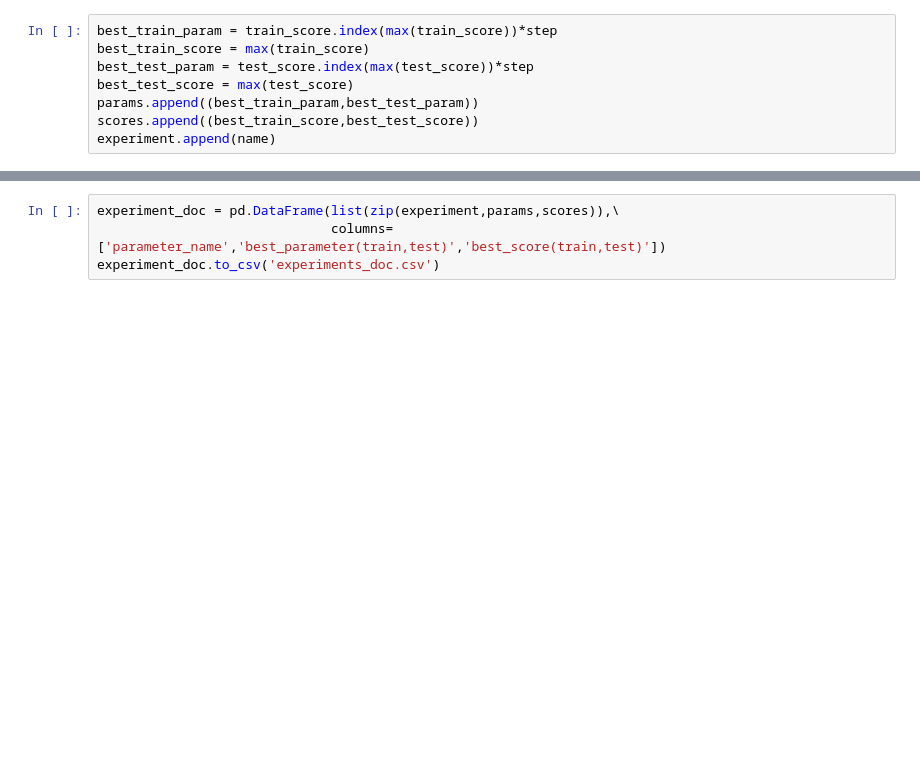
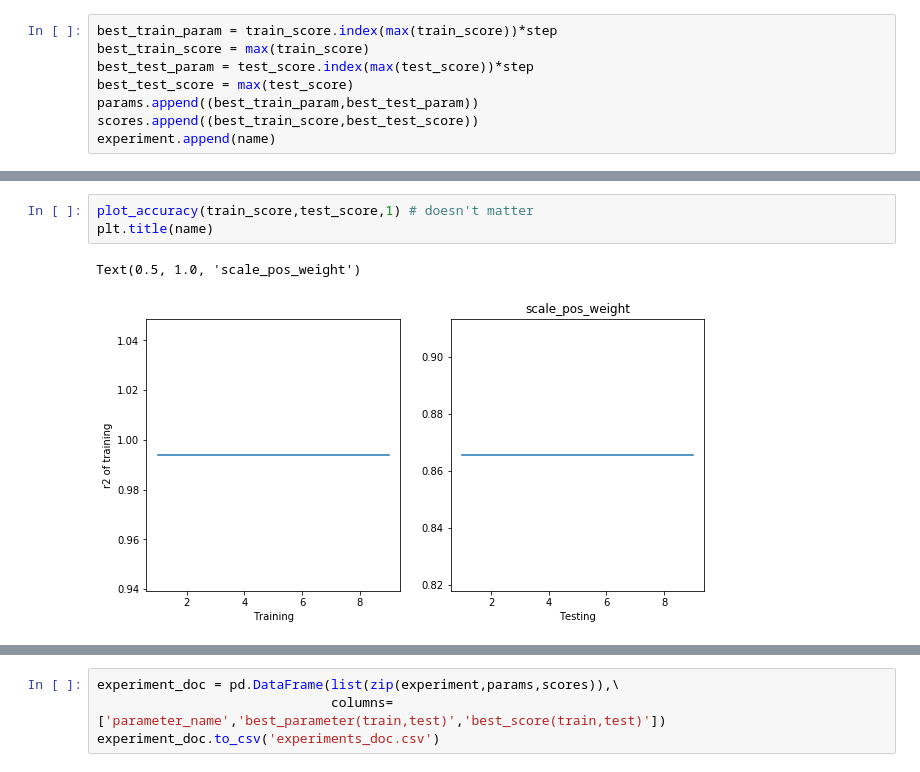
Before and after one commit to Shunling/CapstoneProjects, a Jupyter notebook: HousePriceRegression/Shirley_HousePriceRegression_ML_Xgboost_Fine_tuning.ipynb, the cells around one changed output, grey strips where cells are left out. Drawn from its saved outputs; the diff is of its cells as text; blank space fills up the shorter version.

```diff
--- a/HousePriceRegression/Shirley_HousePriceRegression_ML_Xgboost_Fine_tuning.ipynb
+++ b/HousePriceRegression/Shirley_HousePriceRegression_ML_Xgboost_Fine_tuning.ipynb
@@ -244,0 +262,6 @@ experiment.append(name)
+# %%
+plot_accuracy(train_score,test_score,1) # doesn't matter
+plt.title(name)
+# %% [output]
+Text(0.5, 1.0, 'scale_pos_weight')
+[figure, added]
```
Also changed, not shown: parts of 6 cells of this notebook.
